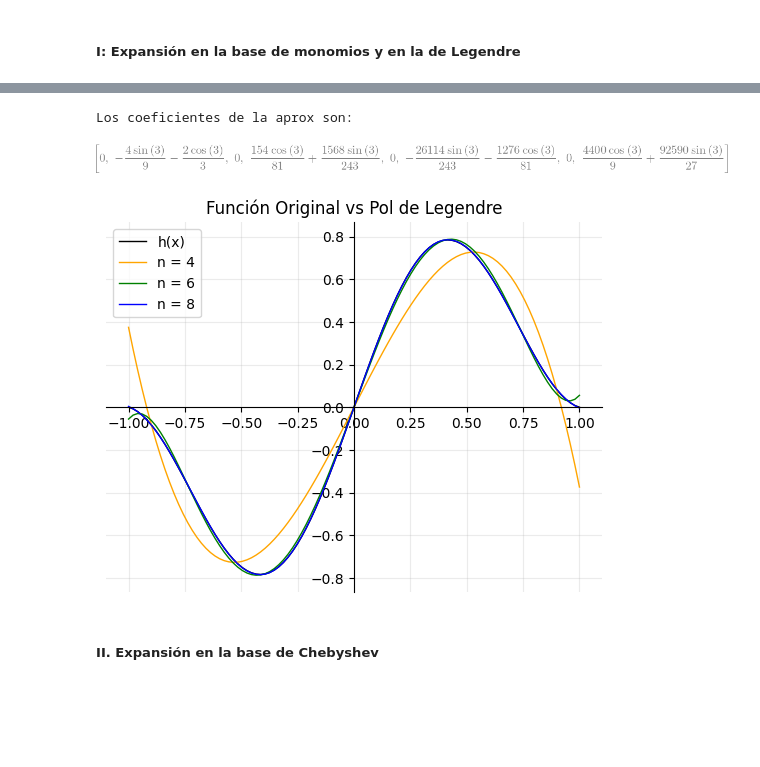
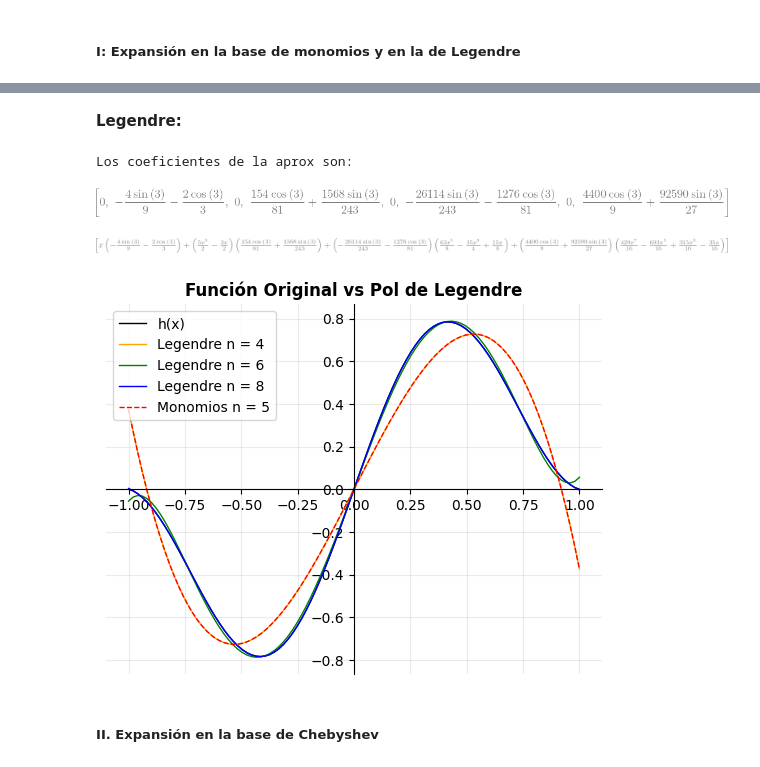
Before and after one commit to ucrosisabella/TareasMetMat1_25B, a Jupyter notebook: Codigos/Clase6 (1).ipynb, the cells around one changed output, grey strips where cells are left out. Drawn from its saved outputs; the diff is of its cells as text; code cells hidden in the pictures; blank space fills up the shorter version.

```diff
--- a/Codigos/Clase6 (1).ipynb
+++ b/Codigos/Clase6 (1).ipynb
@@ -113,3 +154,12 @@ $\displaystyle \left\{1, x, x^{2} - 0.24999999999994, x^{3} - 0.500000000000115
+# %%
+# Graficar la aproximación por monomios
+C_monomios, f_aproximada_monomios = f_aprox(h_matrix, mon, m)
+f_aproximada_monomios_num = lambdify(x, f_aproximada_monomios, 'numpy')
+
+def h_eval_mon (x):
+    return f_aproximada_monomios_num(x)
+# %% [markdown]
+**Legendre:**
 # %%
 # Prueba:
 h = Matrix( [ sin(3*x) * (1 - x**2) ] )
@@ -145,8 +195,8 @@ def h_func_aprox(v):                    ### SIMBÓLICO
   local_coef = coefs(v)                 # Asignamos a la función de coeficientes una variable para que el bucle funcione correctamente
   for i in range(v):
       h_aprox = h_aprox + ( local_coef[i] * legendre_base[i] )
-  return h_aprox[0]
-h_func_aprox(n)
+  return h_aprox
+
 
 # Para poder graficar, convirtamos este valor en una función de tio numérico:
 
@@ -154,6 +204,10 @@ def h_lengendre_num (v):
   h_aprox_expr = h_func_aprox(v)
   h_aprox_num = lambdify(x, h_aprox_expr, 'numpy')
   return h_aprox_num
+# %%
+h_func_aprox(n)
+# %% [output]
+[figure, added]
 # %%
 # Ahora, ya con nuestra función aproximada en modo numérico, podemos graficar
 
@@ -163,42 +217,47 @@ x_array = np.linspace(a, b, 100)
 fig = plt.figure()                                                  # Creación de la figurita
 
 ax = fig.add_subplot(111)
-ax.set_title('Función Original vs Pol de Legendre')                 # Título
+ax.set_title('Función Original vs Pol de Legendre', fontweight='bold')                 # Título
 
 
 # Ahora, definimos la función original de forma numérica ---------------------------------------------------------------
 def h_num(x):
     return sin(3*x) * (1 - x**2)
 
 h_vals = [h_num(val) for val in x_array]                            # Los valores en el eje y en func de la h original
 
 # ----------------------------------------------------------------------------------------------------------------------
 # GRÁFICO
 
 ax.plot(x_array, h_vals, label='h(x)', color="black", linewidth=1)
 
-# Aprox de 4 términos
+# Aprox de 2 términos
 h_legendre_func4 = h_lengendre_num(4)
-ax.plot(x_array, h_legendre_func4(x_array), label='n = 4', color="orange", linewidth=1, linestyle='-')
+ax.plot(x_array, h_legendre_func4(x_array), label='Legendre n = 4', color="orange", linewidth=1, linestyle='-')
 
 # Aprox de n términos
 h_legendre_func6 = h_lengendre_num(6)
-ax.plot(x_array, h_legendre_func6(x_array), label='n = 6', color="green", linewidth=1, linestyle='-')
+ax.plot(x_array, h_legendre_func6(x_array), label='Legendre n = 6', color="green", linewidth=1, linestyle='-')
 
 
 # Aprox de n términos
 h_legendre_func = h_lengendre_num(n)
-ax.plot(x_array, h_legendre_func(x_array), label=f'n = {n}', color="blue", linewidth=1, linestyle='-')
+ax.plot(x_array, h_legendre_func(x_array), label=f'Legendre n = {n}', color="blue", linewidth=1, linestyle='-')
+
+# La expansión por monomios:
+y_monomios = h_eval_mon(x_array)
+ax.plot(x_array, np.array(y_monomios).flatten(), label=f'Monomios n = {m}', color='red', linewidth=1, linestyle='--')
+
 
 ax.spines['left'].set_position('zero')
 ax.spines['right'].set_color('none')
 ax.spines['bottom'].set_position('zero')
 ax.spines['top'].set_color('none')
 plt.grid(True, linestyle='-', alpha=0.25)
 plt.legend()
 plt.show()
 # %% [output]
-[figure, old version]
+[figure, new version]
 # %% [markdown]
 ##### II. Expansión en la base de Chebyshev
 # %%
```
Also changed, not shown: parts of 17 cells of this notebook.
